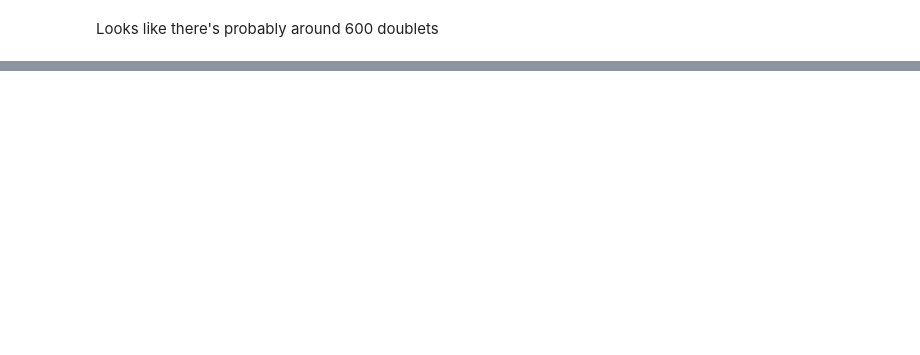
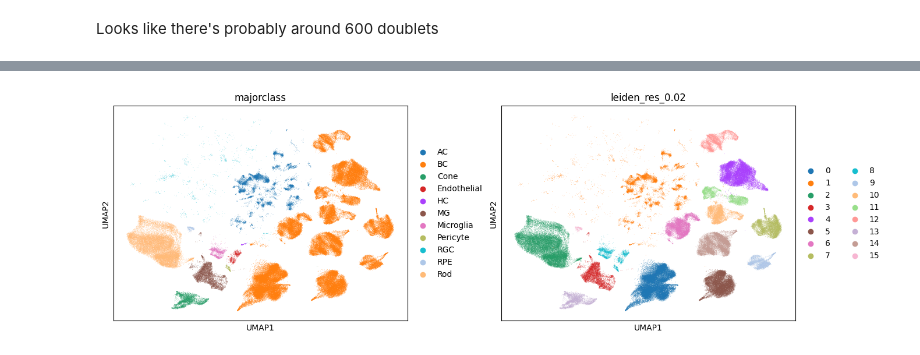
Before and after one commit to yuyanchenglab/CAMR2024, a Jupyter notebook: analysis.ipynb, the cells around one changed output, grey strips where cells are left out. Drawn from its saved outputs; the diff is of its cells as text; code cells hidden in the pictures; blank space fills up the shorter version.

```diff
--- a/analysis.ipynb
+++ b/analysis.ipynb
@@ -181,0 +244,5 @@ Looks like there's probably around 600 doublets
+# %%
+for res in [0.02, 0.5, 2.0]:
+    sc.tl.leiden(
+        adata, key_added=f"leiden_res_{res:4.2f}", resolution=res, flavor="igraph"
+    )
@@ -181,0 +260,8 @@ Looks like there's probably around 600 doublets
+# %%
+sc.pl.umap(
+    adata,
+    color=["majorclass", "leiden_res_0.02"],
+    wspace=.2
+)
+# %% [output]
+[figure, added]
```
Also changed, not shown: parts of 17 cells of this notebook.
